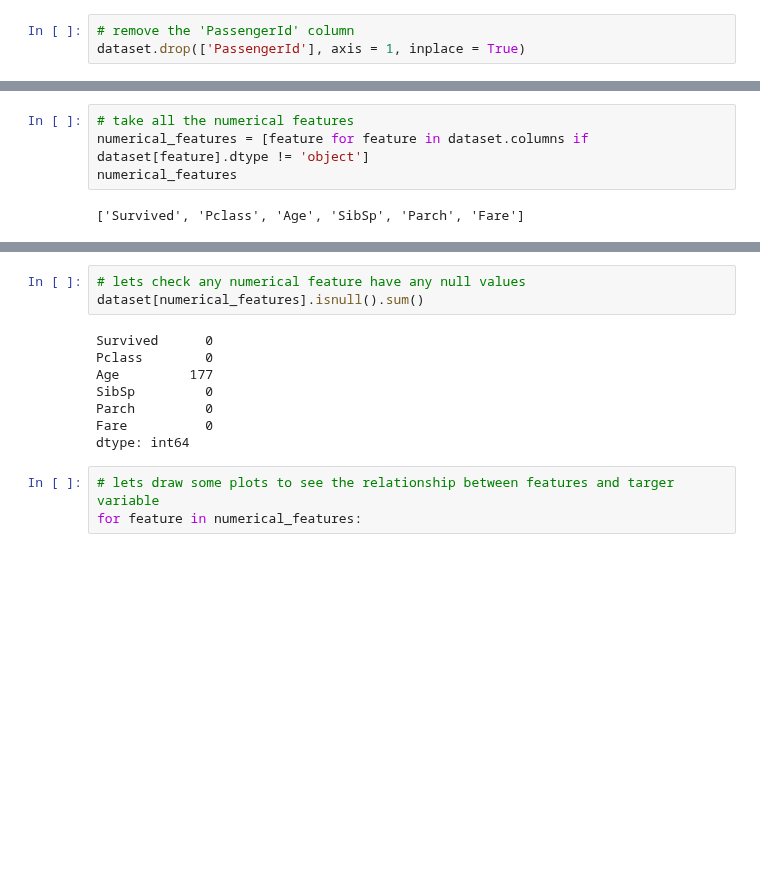
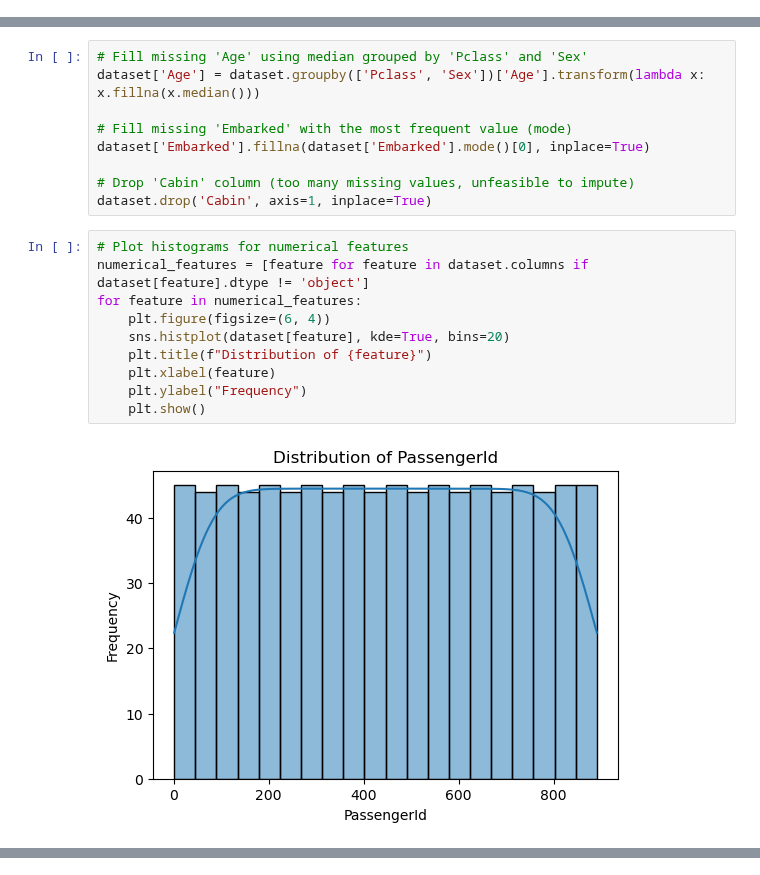
Before and after one commit to thasvithu/iNeuron-Full-Stack-Data-Science, a Jupyter notebook: 04 Data Analytics/EDA/01 Titanic_EDA_Practice/Untitled.ipynb, the cells around one changed output, grey strips where cells are left out. Saved outputs shown, nothing was run; the diff lists cells and outputs as text; blank space fills up the shorter version.

```diff
--- a/04 Data Analytics/EDA/01 Titanic_EDA_Practice/Untitled.ipynb
+++ b/04 Data Analytics/EDA/01 Titanic_EDA_Practice/Untitled.ipynb
@@ -65,3 +22,0 @@ dataset.describe()
-# %%
-# remove the 'PassengerId' column
-dataset.drop(['PassengerId'], axis = 1, inplace = True)
@@ -70,6 +71,21 @@ KeyError: "['PassengerId'] not found in axis"
+# %%
+# Fill missing 'Age' using median grouped by 'Pclass' and 'Sex'
+dataset['Age'] = dataset.groupby(['Pclass', 'Sex'])['Age'].transform(lambda x: x.fillna(x.median()))
+
+# Fill missing 'Embarked' with the most frequent value (mode)
+dataset['Embarked'].fillna(dataset['Embarked'].mode()[0], inplace=True)
+
+# Drop 'Cabin' column (too many missing values, unfeasible to impute)
+dataset.drop('Cabin', axis=1, inplace=True)
 # %%
-# take all the numerical features
+# Plot histograms for numerical features
 numerical_features = [feature for feature in dataset.columns if dataset[feature].dtype != 'object']
-numerical_features
+for feature in numerical_features:
+    plt.figure(figsize=(6, 4))
+    sns.histplot(dataset[feature], kde=True, bins=20)
+    plt.title(f"Distribution of {feature}")
+    plt.xlabel(feature)
+    plt.ylabel("Frequency")
+    plt.show()
 # %% [output]
-['Survived', 'Pclass', 'Age', 'SibSp', 'Parch', 'Fare']
+[figure, added]
@@ -76,14 +97,0 @@ numerical_features
-# %%
-# lets check any numerical feature have any null values
-dataset[numerical_features].isnull().sum()
-# %% [output]
-Survived      0
-Pclass        0
-Age         177
-SibSp         0
-Parch         0
-Fare          0
-dtype: int64
-# %%
-# lets draw some plots to see the relationship between features and targer variable
-for feature in numerical_features:
```
Also changed, not shown: parts of 18 cells of this notebook.
